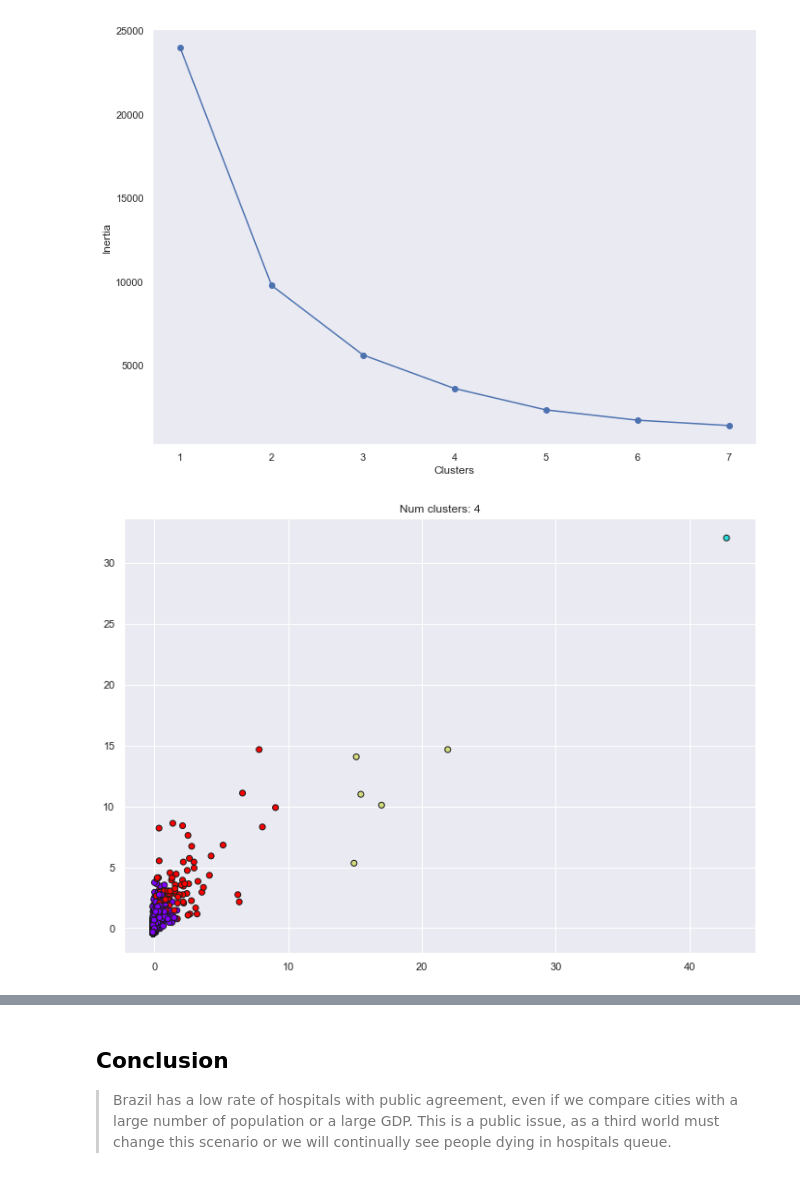
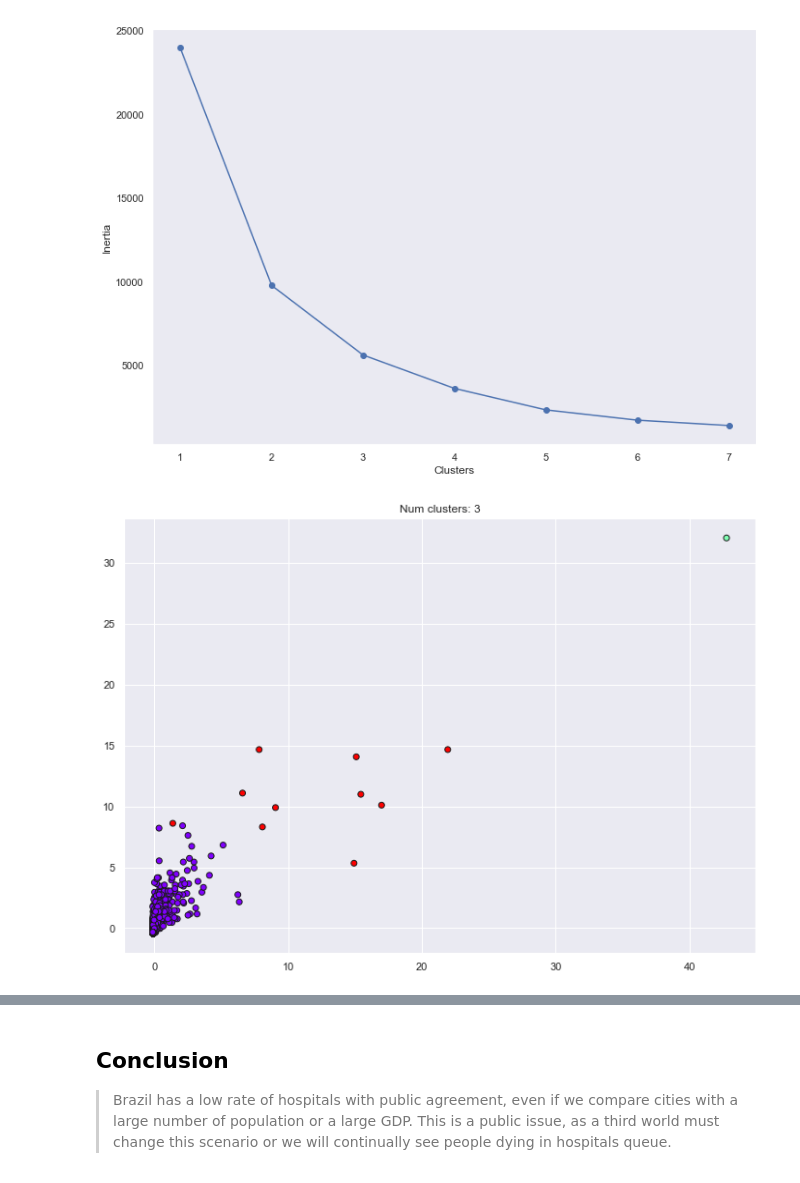
Before and after one commit to tbuzze/hospitalsbrazil2018, a Jupyter notebook: Hospital_Brazil.ipynb, the cells around one changed output, grey strips where cells are left out. Cells and saved outputs as stored; diff of their text form; code cells hidden in the pictures.

```diff
--- a/Hospital_Brazil.ipynb
+++ b/Hospital_Brazil.ipynb
@@ -915,19 +915,19 @@ plt.show()
 # %% [output]
 [figure]
 # %%
-#-- plotting graph with 4 clusters
-estimator = KMeans(n_clusters=4)
+#-- plotting graph with 3 clusters
+estimator = KMeans(n_clusters=3)
 estimator.fit(X_scaled)
 labels = estimator.labels_
 
 plt.scatter(x=X_scaled[:,0],
             y=X_scaled[:,1],
             c=labels.astype(np.float),
             cmap='rainbow',
             edgecolor='k')
-plt.title('Num clusters: {}'.format(4))
+plt.title('Num clusters: {}'.format(3))
 plt.show()
 # %% [output]
-[figure, old version]
+[figure, new version]
 # %%
 #-- ploting bubble graphic with no standardized data
```
Also changed, not shown: parts of 14 cells of this notebook, 1 other file.
